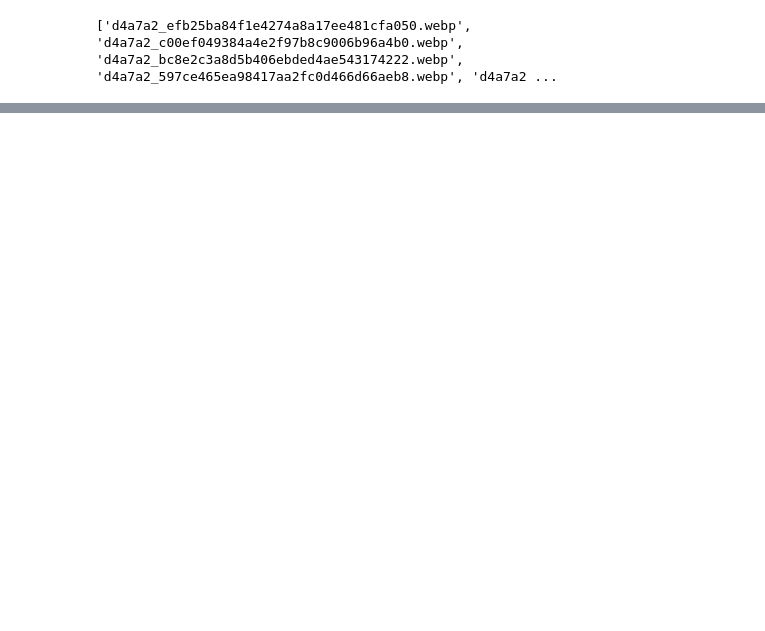
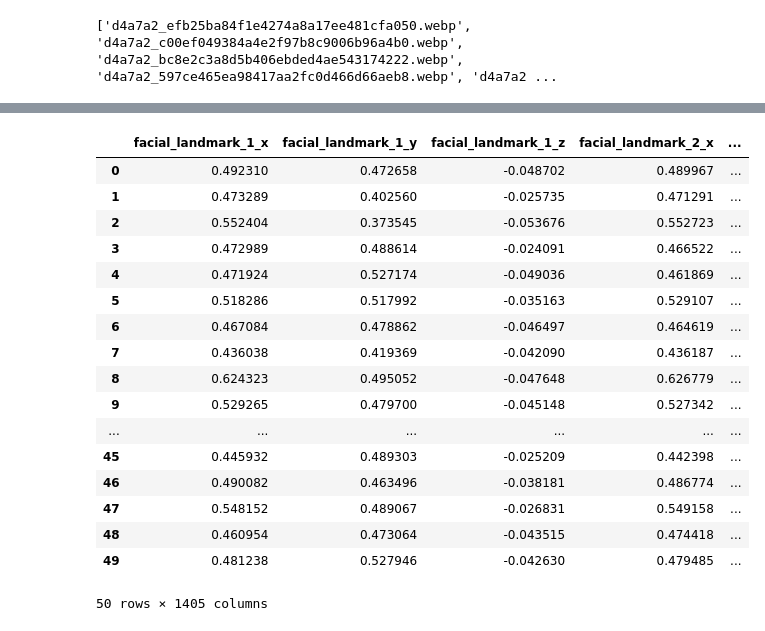
Before and after one commit to 1337DS/DrunkFaceRecognition, a Jupyter notebook: preproccessing.ipynb, the cells around one changed output, grey strips where cells are left out. Saved outputs shown, nothing was run; the diff lists cells and outputs as text; code cells hidden in the pictures; blank space fills up the shorter version.

```diff
--- a/preproccessing.ipynb
+++ b/preproccessing.ipynb
@@ -11,6 +11,10 @@ from PIL import Image
 
 import re
 import pandas as pd
+pd.set_option('display.max_rows', 50)
+pd.set_option('display.max_columns', 50)
+
+
 import dlib
 import cv2
 import os
@@ -19,6 +23,9 @@ from os.path import isfile, join
 
 from imgaug import augmenters as iaa
 import random
+
+from matplotlib import pyplot as plt
+import seaborn as sbn
 # %%
 def convert_webp_to_jpg(path_of_image):
     img = Image.open(path_of_image).convert('RGB')
@@ -546,0 +630,22 @@ data = get_facial_landmarks(path)
+# %%
+pd.set_option('display.max_rows', 50)
+df.head(50)
+# %% [output]
+|  | facial_landmark_1_x | facial_landmark_1_y | facial_landmark_1_z | facial_landmark_2_x | ... |
+| 0 | 0.492310 | 0.472658 | -0.048702 | 0.489967 | ... |
+| 1 | 0.473289 | 0.402560 | -0.025735 | 0.471291 | ... |
+| 2 | 0.552404 | 0.373545 | -0.053676 | 0.552723 | ... |
+| 3 | 0.472989 | 0.488614 | -0.024091 | 0.466522 | ... |
+| 4 | 0.471924 | 0.527174 | -0.049036 | 0.461869 | ... |
+| 5 | 0.518286 | 0.517992 | -0.035163 | 0.529107 | ... |
+| 6 | 0.467084 | 0.478862 | -0.046497 | 0.464619 | ... |
+| 7 | 0.436038 | 0.419369 | -0.042090 | 0.436187 | ... |
+| 8 | 0.624323 | 0.495052 | -0.047648 | 0.626779 | ... |
+| 9 | 0.529265 | 0.479700 | -0.045148 | 0.527342 | ... |
+| ... | ... | ... | ... | ... | ... |
+| 45 | 0.445932 | 0.489303 | -0.025209 | 0.442398 | ... |
+| 46 | 0.490082 | 0.463496 | -0.038181 | 0.486774 | ... |
+| 47 | 0.548152 | 0.489067 | -0.026831 | 0.549158 | ... |
+| 48 | 0.460954 | 0.473064 | -0.043515 | 0.474418 | ... |
+| 49 | 0.481238 | 0.527946 | -0.042630 | 0.479485 | ... |
+50 rows × 1405 columns
```
Also changed, not shown: parts of 9 cells of this notebook.
